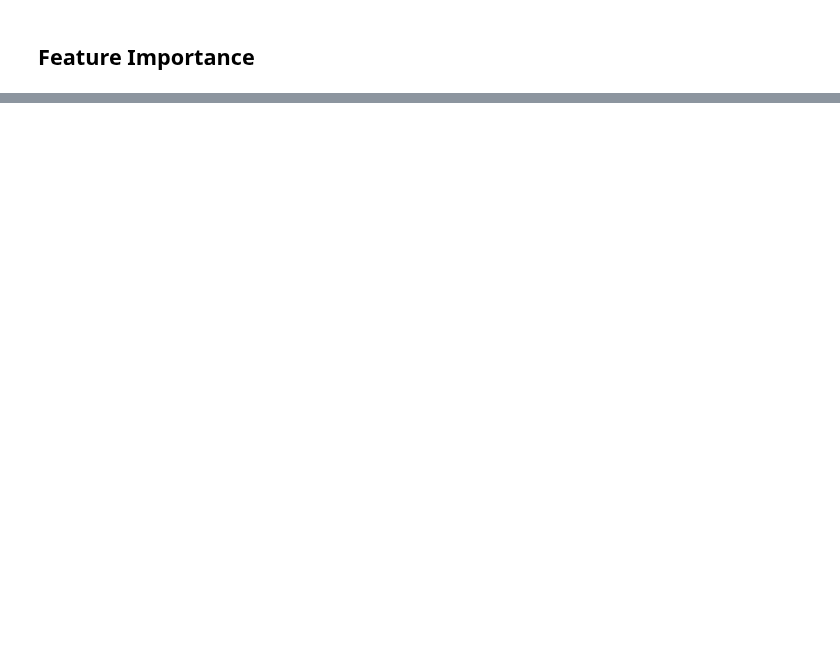
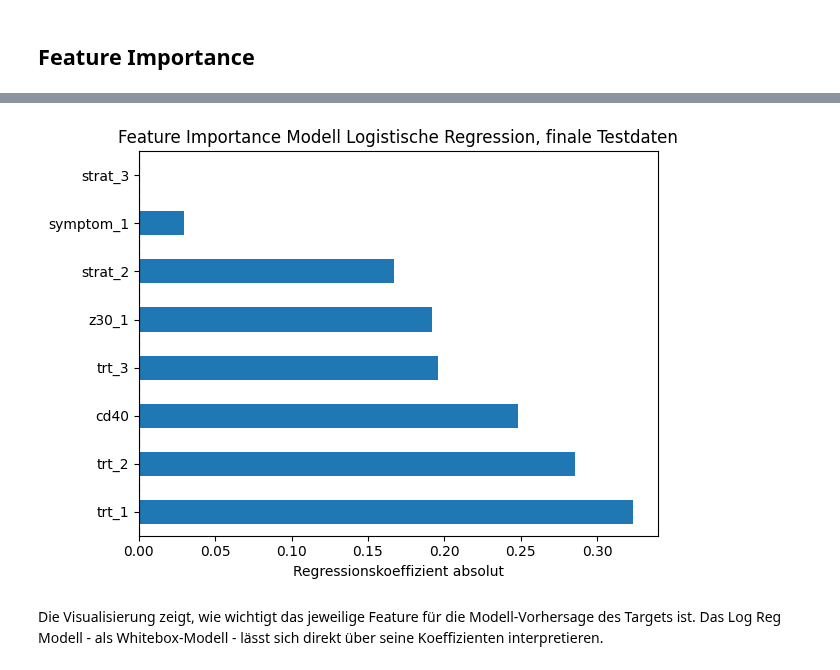
Before and after one commit to bogatyr-e/ml-prediction-aids, a Jupyter notebook: src/ml-survival-project.ipynb, the cells around one changed output, grey strips where cells are left out. Drawn from its saved outputs; the diff is of its cells as text; code cells hidden in the pictures; blank space fills up the shorter version.

```diff
--- a/src/ml-survival-project.ipynb
+++ b/src/ml-survival-project.ipynb
@@ -520,0 +515,11 @@ feature importance, Reihenfolge der Knoten, Aussagekraft der Prediction.
+# %%
+# MonMaxScaler nur transformieren auf Testdaten
+X_ftrain['cd40'] = mscaler.transform(X_ftrain['cd40'].to_numpy().reshape(-1,1))
+X_ftest['cd40'] = mscaler.transform(X_ftest['cd40'].to_numpy().reshape(-1,1))
+# %%
+# LogReg Modell auf Testdaten, Modell-Performance Parameter
+
+lrc = best_logreg.fit(X_ftrain, y_ftrain)
+y_pred_fin = best_logreg.predict(X_ftest)
+accuracy_fin = accuracy_score(y_ftest, y_pred_fin)
+print("LogReg Testdaten",classification_report(y_pred_fin, y_ftest))
@@ -670,0 +596,10 @@ Hier müsste man nun den kompletten sogenannten *Table 1* auf Signifikanzen in T
+# %%
+ax=pd.Series(abs((lrc.coef_[0])), index=features).nlargest(15).plot(kind='barh')
+ax.set_title("Feature Importance Modell Logistische Regression, finale Testdaten")
+ax.axvline(x=0, color="k", linestyle="--")
+ax.set_xlabel("Regressionskoeffizient absolut")
+ax.figure.tight_layout()
+# %% [output]
+[figure, added]
+# %% [markdown]
+Die Visualisierung zeigt, wie wichtigt das jeweilige Feature für die Modell-Vorhersage des Targets ist. Das Log Reg Modell - als Whitebox-Modell - lässt sich direkt über seine Koeffizienten interpretieren.
```
Also changed, not shown: parts of 80 cells of this notebook, 1 other file.
